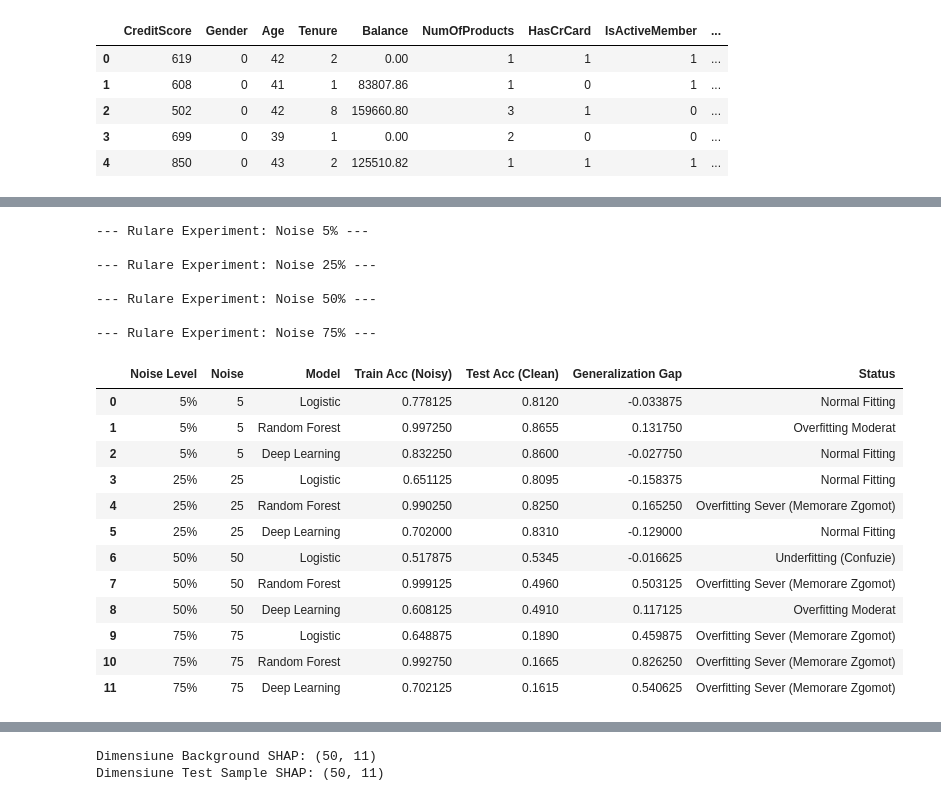
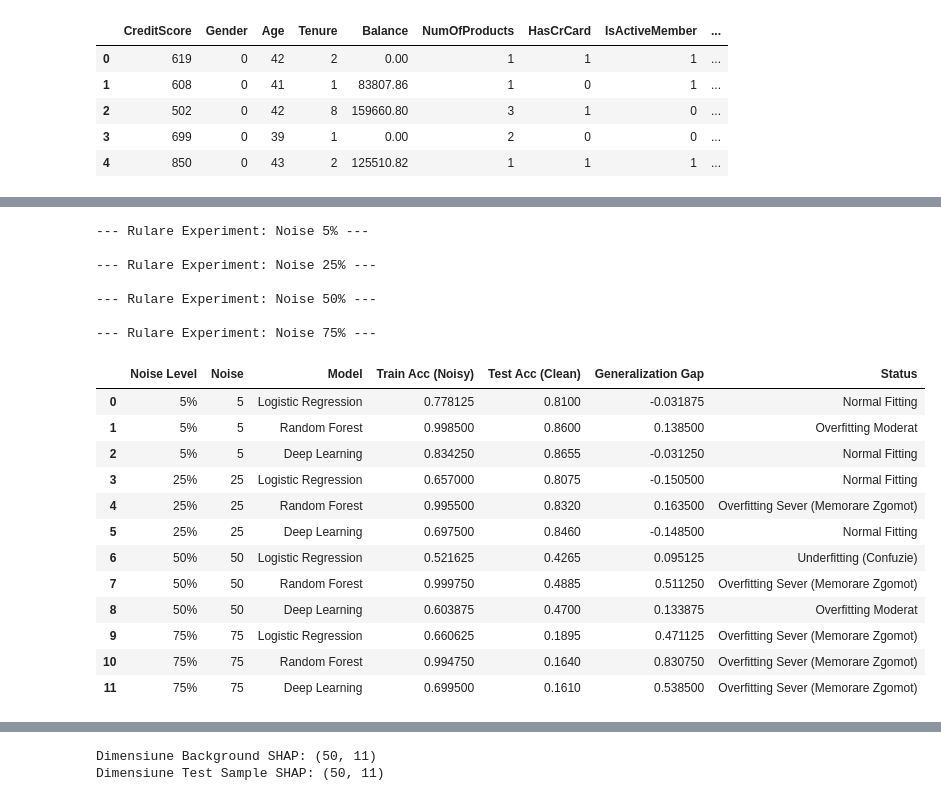
Before and after one commit to danielperebinos/UTM-SAD, a Jupyter notebook: lab_3.ipynb, the cells around one changed output, grey strips where cells are left out. Drawn from its saved outputs; the diff is of its cells as text; code cells hidden in the pictures.

```diff
--- a/lab_3.ipynb
+++ b/lab_3.ipynb
@@ -51,25 +72,30 @@ df.head()
 X = df.drop('Exited', axis=1)
 y = df['Exited']
 # %%
-# Split inițial (80% Train, 20% Test)
-X_train_orig, X_test, y_train_orig, y_test = train_test_split(X, y, test_size=0.2, random_state=42)
+from sklearn.model_selection import train_test_split
+from sklearn.preprocessing import StandardScaler
 
-# Scalare
+# ✂️ Împărțirea inițială a datelor (80% antrenare, 20% test)
+X_train_orig, X_test, y_train_orig, y_test = train_test_split(
+    X, y, test_size=0.2, random_state=42, stratify=y
+)
+
+# ⚖️ Scalarea variabilelor numerice
 scaler = StandardScaler()
 X_train_sc = scaler.fit_transform(X_train_orig)
 X_test_sc = scaler.transform(X_test)
 # %%
-def inject_noise(y, noise_level):
+def inject_noise(y, noise_level: float):
     """
     Inversează etichetele pentru un procent 'noise_level' din date.
-    Ex: Dacă noise_level=0.1, 10% din etichete sunt greșite (0 devine 1, 1 devine 0).
+    Ex: noise_level=0.1 → 10% din etichete devin greșite (0 ↔ 1).
     """
     y_noisy = y.copy()
     n_samples = len(y)
     n_noise = int(n_samples * noise_level)
 
     if n_noise > 0:
-        # Alegem indici aleatori
+        # 🎲 Alegem indici aleatori pentru etichetele de inversat
         noise_indices = np.random.choice(n_samples, n_noise, replace=False)
 
         if isinstance(y_noisy, pd.Series):
@@ -90,19 +138,20 @@ La fiecare pas:
 from tensorflow.keras.layers import Dense
 from tensorflow.keras.models import Sequential
 from sklearn.ensemble import RandomForestClassifier
+from sklearn.linear_model import LogisticRegression
 from sklearn.metrics import accuracy_score
-from sklearn.linear_model import LogisticRegression
 
+# 🔁 Nivelurile de zgomot analizate
 noise_levels = [0.05, 0.25, 0.50, 0.75]
 results = []
 
 for noise in noise_levels:
-    print(f"\n--- Rulare Experiment: Noise {int(noise*100)}% ---")
+    print(f"\n--- Rulare Experiment: Noise {int(noise * 100)}% ---")
 
-    # 1. Injectăm Zgomot
+    # 1️⃣ Injectăm zgomot în etichetele de antrenament
     y_train_noisy = inject_noise(y_train_orig, noise)
 
-    # 2. Antrenare Modele
+    # 2️⃣ Antrenăm cele trei modele
 
     # A. Logistic Regression
     lr = LogisticRegression(random_state=42)
@@ -110,13 +159,13 @@ for noise in noise_levels:
     acc_tr_lr = accuracy_score(y_train_noisy, lr.predict(X_train_sc))
     acc_te_lr = accuracy_score(y_test, lr.predict(X_test_sc))
 
-    # B. Random Forest (Lăsăm adâncime mare să vedem overfitting-ul)
+    # B. Random Forest (fără scalare, adâncime mare → risc de overfitting)
     rf = RandomForestClassifier(n_estimators=100, max_depth=20, random_state=42)
-    rf.fit(X_train_orig, y_train_noisy) # RF merge pe date nescalate
+    rf.fit(X_train_orig, y_train_noisy)
     acc_tr_rf = accuracy_score(y_train_noisy, rf.predict(X_train_orig))
     acc_te_rf = accuracy_score(y_test, rf.predict(X_test))
 
-    # C. Deep Learning
+    # C. Deep Learning (MLP simplu)
     dl = Sequential([
         Dense(64, activation='relu', input_shape=(X_train_sc.shape[1],)),
         Dense(32, activation='relu'),
@@ -128,53 +177,55 @@ for noise in noise_levels:
     acc_tr_dl = dl.evaluate(X_train_sc, y_train_noisy, verbose=0)[1]
     acc_te_dl = dl.evaluate(X_test_sc, y_test, verbose=0)[1]
 
-    # 3. Salvare Rezultate
-    for model_name, tr, te in [('Logistic', acc_tr_lr, acc_te_lr),
-                               ('Random Forest', acc_tr_rf, acc_te_rf),
-                               ('Deep Learning', acc_tr_dl, acc_te_dl)]:
+    # 3️⃣ Calculăm și salvăm rezultatele
+    for model_name, tr, te in [
+        ('Logistic Regression', acc_tr_lr, acc_te_lr),
+        ('Random Forest', acc_tr_rf, acc_te_rf),
+        ('Deep Learning', acc_tr_dl, acc_te_dl)
+    ]:
+        gap = tr - te
 
-        # Diagnostic
-        gap = tr - te
+        # Diagnostic simplu de comportament
         if te < 0.6 and tr < 0.6:
             status = "Underfitting (Confuzie)"
         elif gap > 0.15:
             status = "Overfitting Sever (Memorare Zgomot)"
         elif gap > 0.05:
             status = "Overfitting Moderat"
         else:
             status = "Normal Fitting"
 
         results.append({
-            'Noise Level': f"{int(noise*100)}%",
-            'Noise': int(noise*100),
+            'Noise Level': f"{int(noise * 100)}%",
+            'Noise': int(noise * 100),
             'Model': model_name,
             'Train Acc (Noisy)': tr,
             'Test Acc (Clean)': te,
             'Generalization Gap': gap,
             'Status': status
         })
 
-# Afișare tabelară
+# 📊 Conversie la DataFrame pentru analiză
 res_df = pd.DataFrame(results)
 res_df
 # %% [output]
 --- Rulare Experiment: Noise 5% ---
 
 --- Rulare Experiment: Noise 25% ---
 
 --- Rulare Experiment: Noise 50% ---
 
 --- Rulare Experiment: Noise 75% ---
 |  | Noise Level | Noise | Model | Train Acc (Noisy) | Test Acc (Clean) | Generalization Gap | Status |
-| 0 | 5% | 5 | Logistic | 0.778125 | 0.8120 | -0.033875 | Normal Fitting |
-| 1 | 5% | 5 | Random Forest | 0.997250 | 0.8655 | 0.131750 | Overfitting Moderat |
-| 2 | 5% | 5 | Deep Learning | 0.832250 | 0.8600 | -0.027750 | Normal Fitting |
-| 3 | 25% | 25 | Logistic | 0.651125 | 0.8095 | -0.158375 | Normal Fitting |
-| 4 | 25% | 25 | Random Forest | 0.990250 | 0.8250 | 0.165250 | Overfitting Sever (Memorare Zgomot) |
-| 5 | 25% | 25 | Deep Learning | 0.702000 | 0.8310 | -0.129000 | Normal Fitting |
-| 6 | 50% | 50 | Logistic | 0.517875 | 0.5345 | -0.016625 | Underfitting (Confuzie) |
-| 7 | 50% | 50 | Random Forest | 0.999125 | 0.4960 | 0.503125 | Overfitting Sever (Memorare Zgomot) |
-| 8 | 50% | 50 | Deep Learning | 0.608125 | 0.4910 | 0.117125 | Overfitting Moderat |
-| 9 | 75% | 75 | Logistic | 0.648875 | 0.1890 | 0.459875 | Overfitting Sever (Memorare Zgomot) |
-| 10 | 75% | 75 | Random Forest | 0.992750 | 0.1665 | 0.826250 | Overfitting Sever (Memorare Zgomot) |
-| 11 | 75% | 75 | Deep Learning | 0.702125 | 0.1615 | 0.540625 | Overfitting Sever (Memorare Zgomot) |
+| 0 | 5% | 5 | Logistic Regression | 0.778125 | 0.8100 | -0.031875 | Normal Fitting |
+| 1 | 5% | 5 | Random Forest | 0.998500 | 0.8600 | 0.138500 | Overfitting Moderat |
+| 2 | 5% | 5 | Deep Learning | 0.834250 | 0.8655 | -0.031250 | Normal Fitting |
+| 3 | 25% | 25 | Logistic Regression | 0.657000 | 0.8075 | -0.150500 | Normal Fitting |
+| 4 | 25% | 25 | Random Forest | 0.995500 | 0.8320 | 0.163500 | Overfitting Sever (Memorare Zgomot) |
+| 5 | 25% | 25 | Deep Learning | 0.697500 | 0.8460 | -0.148500 | Normal Fitting |
+| 6 | 50% | 50 | Logistic Regression | 0.521625 | 0.4265 | 0.095125 | Underfitting (Confuzie) |
+| 7 | 50% | 50 | Random Forest | 0.999750 | 0.4885 | 0.511250 | Overfitting Sever (Memorare Zgomot) |
+| 8 | 50% | 50 | Deep Learning | 0.603875 | 0.4700 | 0.133875 | Overfitting Moderat |
+| 9 | 75% | 75 | Logistic Regression | 0.660625 | 0.1895 | 0.471125 | Overfitting Sever (Memorare Zgomot) |
+| 10 | 75% | 75 | Random Forest | 0.994750 | 0.1640 | 0.830750 | Overfitting Sever (Memorare Zgomot) |
+| 11 | 75% | 75 | Deep Learning | 0.699500 | 0.1610 | 0.538500 | Overfitting Sever (Memorare Zgomot) |
```
Also changed, not shown: parts of 17 cells of this notebook.
